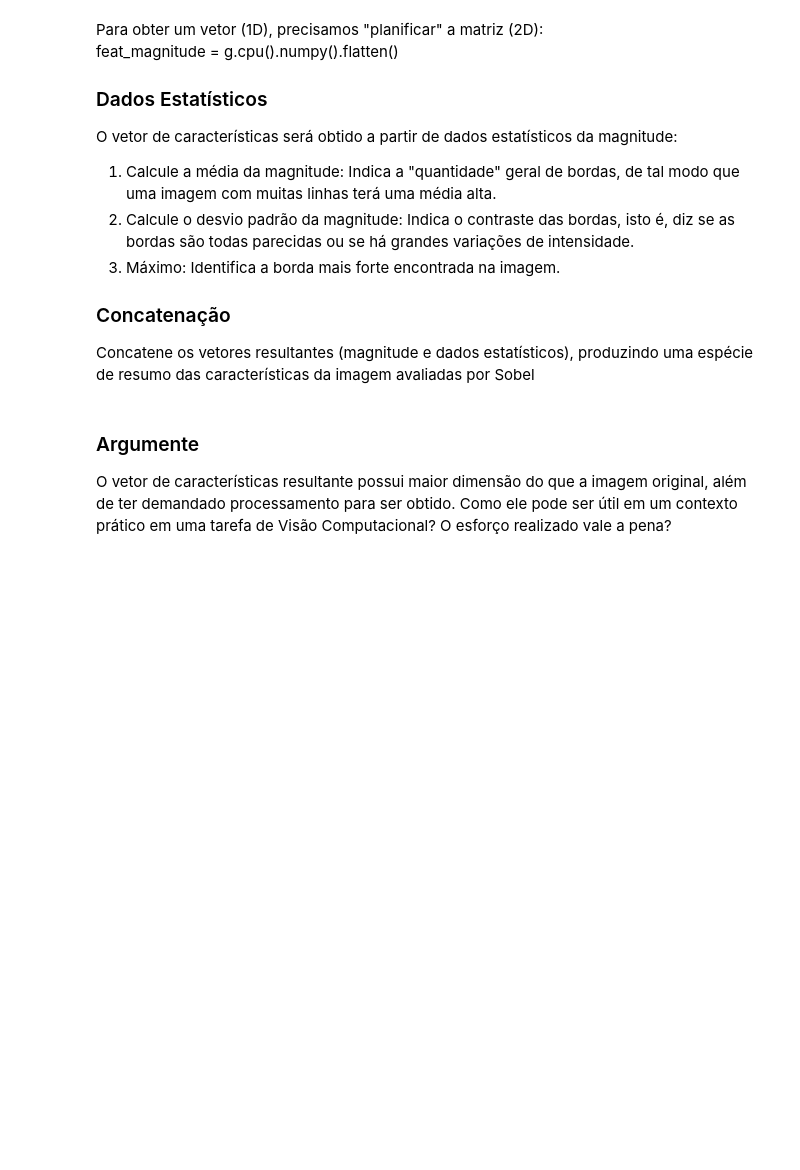
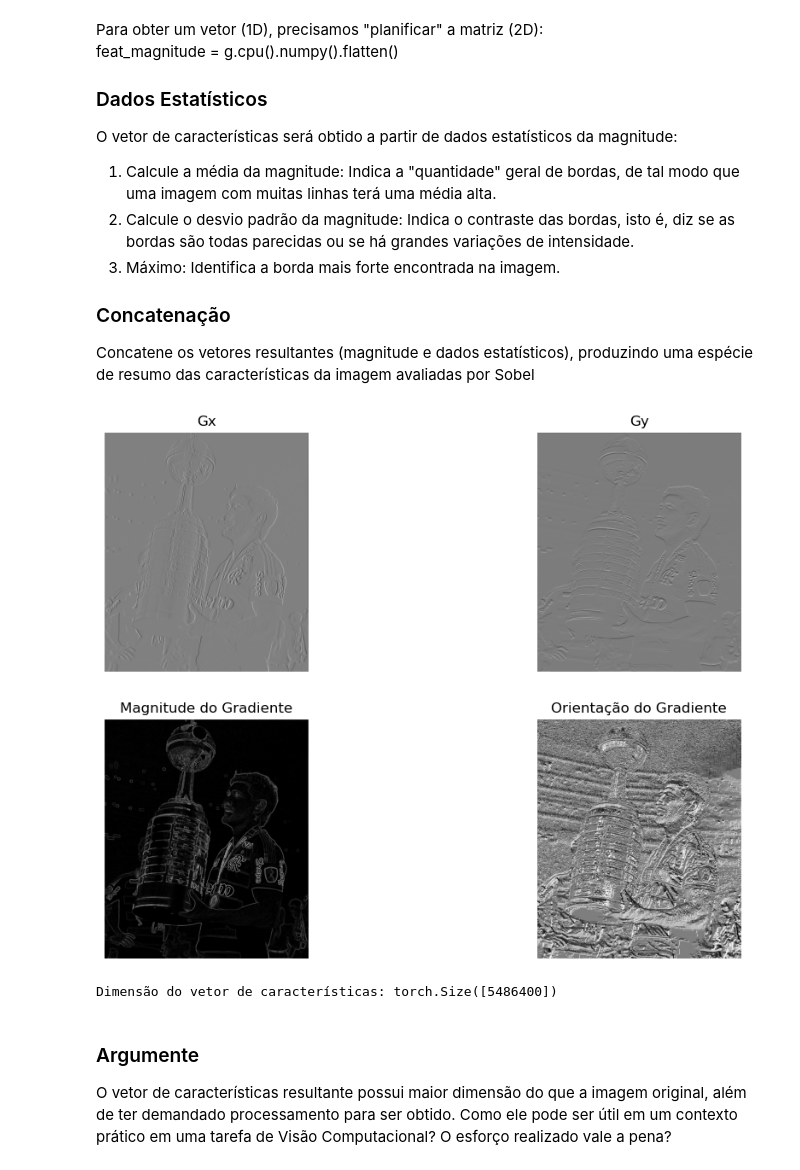
Before and after one commit to cjcaio/topicos1-projeto1-filtro-de-sobel, a Jupyter notebook: Topicos1-2026.1-Tarefa1.ipynb, the cells around one changed output. Cells and saved outputs as stored; diff of their text form; code cells hidden in the pictures; blank space fills up the shorter version.

Commit message:
magnitude, orientacao, visualizacao e caracteristicas de sobel

```diff
--- a/Topicos1-2026.1-Tarefa1.ipynb
+++ b/Topicos1-2026.1-Tarefa1.ipynb
@@ -237,3 +237,7 @@ $$
 $$
 
 Use a função torch.sqrt
+# %%
+G = torch.sqrt(gx**2 + gy**2)
+
+print("Shape G:", G.shape)
@@ -246,3 +252,7 @@ $$\mathbf{\Theta} = \arctan\left(\frac{\mathbf{G_y}}{\mathbf{G_x}}\right)$$
 
 Use a função torch.atan2 e converta para graus, multiplicando por $180/\pi$
 - Para $\pi$, use a constante do numpy
+# %%
+theta = torch.atan2(gy, gx)
+
+print("Shape theta:", theta.shape)
@@ -253,6 +265,13 @@ Use a função torch.atan2 e converta para graus, multiplicando por $180/\pi$
 - Normalize a magnitude para o intervalo $[0,255]$
 - Utilize o espaço de cores hsv para mostrar a orientação do gradiente
 - Exiba os resultados da magnitude e da orientação ao lado da imagem original, de forma comparativa
+# %%
+gx_np = gx.squeeze().detach().numpy()
+gy_np = gy.squeeze().detach().numpy()
+G_np = G.squeeze().detach().numpy()
+theta_np = theta.squeeze().detach().numpy()
+# %%
+G_norm = (G_np - G_np.min()) / (G_np.max() - G_np.min())
 # %% [markdown]
 ## Construa o vetor de características de Sobel
 
@@ -273,6 +292,43 @@ O vetor de características será obtido a partir de dados estatísticos da magn
 ### Concatenação
 
 Concatene os vetores resultantes (magnitude e dados estatísticos), produzindo uma espécie de resumo das características da imagem avaliadas por Sobel
+# %%
+plt.figure(figsize=(12,8))
+
+plt.subplot(2,2,1)
+plt.title("Gx")
+plt.imshow(gx_np, cmap='gray')
+plt.axis('off')
+
+plt.subplot(2,2,2)
+plt.title("Gy")
+plt.imshow(gy_np, cmap='gray')
+plt.axis('off')
+
+plt.subplot(2,2,3)
+plt.title("Magnitude do Gradiente")
+plt.imshow(G_norm, cmap='gray')
+plt.axis('off')
+
+plt.subplot(2,2,4)
+plt.title("Orientação do Gradiente")
+plt.imshow(theta_np, cmap='gray')
+plt.axis('off')
+
+plt.show()
+# %% [output]
+[figure, added]
+# %%
+feature_vector = torch.cat([
+    gx.flatten(),
+    gy.flatten(),
+    G.flatten(),
+    theta.flatten()
+])
+
+print("Dimensão do vetor de características:", feature_vector.shape)
+# %% [output]
+Dimensão do vetor de características: torch.Size([5486400])
 # %% [markdown]
 ### Argumente
 
```
Also changed, not shown: parts of 3 cells of this notebook.
